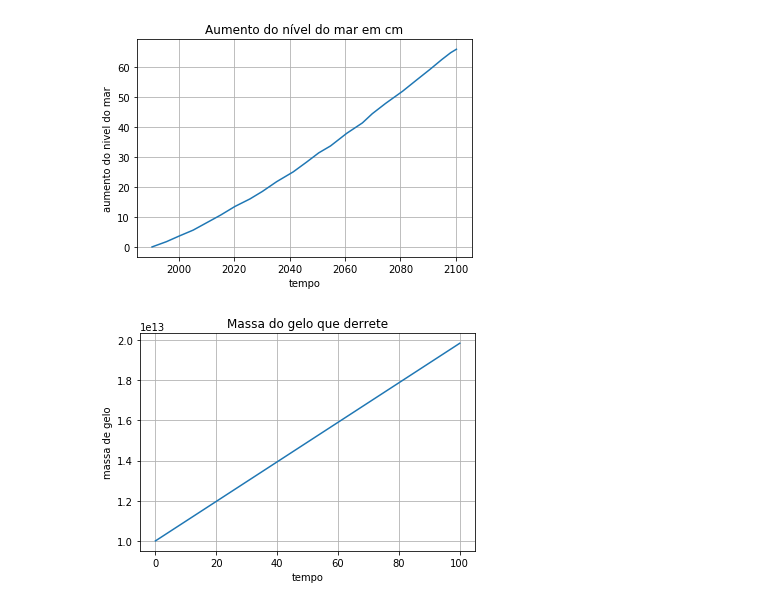
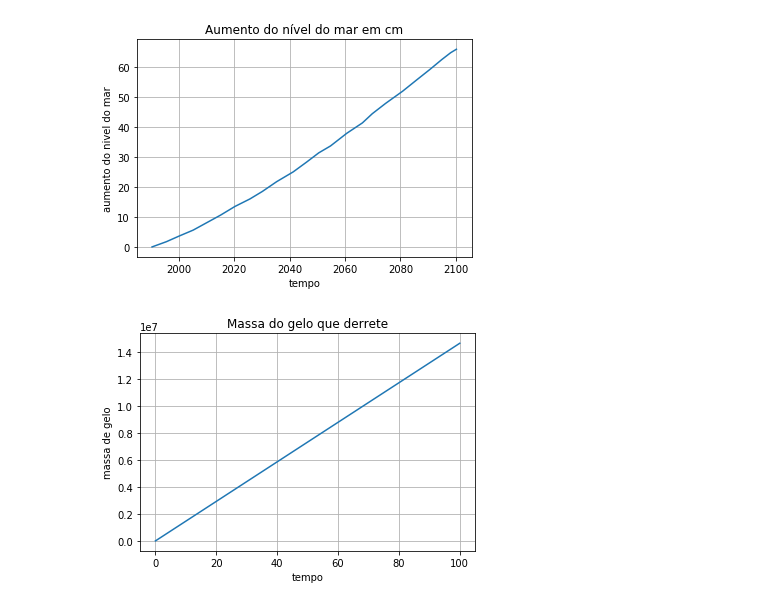
Before and after one commit to gustavosberger/Projeto2-modsim, a Jupyter notebook: Projeto 2 - ModSim.ipynb, the cells around one changed output. Cells and saved outputs as stored; diff of their text form; code cells hidden in the pictures.

```diff
--- a/Projeto 2 - ModSim.ipynb
+++ b/Projeto 2 - ModSim.ipynb
@@ -10,17 +10,17 @@ import numpy as np
 listaTempo=np.arange(0,100,0.001) #do ano 2000, até o ano de 2100. Logo, a escala está em anos.
 
 e=0.97 #eficiencia de absorção
-A=225*10**11 #m quadrado permafrost
+A=22.8*10**6 #m quadrado permafrost
 hgelo=4.43 #W/m2*k
-albedo=0.7 #unidade?
-#m=2.2008*(10**16) #kg
-m=10**13
+albedo=0.3 #unidade?
+m=2.2008*(10**9) #kg
+#=10**7
 
 sin_teta=0.39 #seno de 23 graus (ângulo de irradiação)
 I=342.5 #irradiaçao media
 c=0.5
 
-Ta=288.15 #regiões que tem gelo, possuem temperatura ambiente baixa , logo, 0ºC, 273.15 Kelvin
+Ta=388.15 #regiões que tem gelo, possuem temperatura ambiente baixa , logo, 0ºC, 273.15 Kelvin
 Tgelo_inicial=253.15
 # %%
 from scipy.integrate import odeint
@@ -101,19 +101,19 @@ def derretimento (Mgelo, t):
     dMdt=Ugelo/l
     return dMdt
 # %%
-Mgelo_inicial=m
+Mgelo_inicial=0
 l=334000 #J/Kg (calor latente)
 
 Mgelo=odeint(derretimento,Mgelo_inicial,listaTempo)
 
 
 plt.plot(listaTempo, Mgelo)
 plt.xlabel("tempo")
 plt.ylabel("massa de gelo")
 plt.title("Massa do gelo que derrete")
 plt.grid(True)
 # %% [output]
-[figure, old version]
+[figure, new version]
 # %%
 #pegar a massa de gelo derretida e converter para a altura que ela representa em aumento do nivel do mar
 
```
Also changed, not shown: parts of 5 cells of this notebook.
